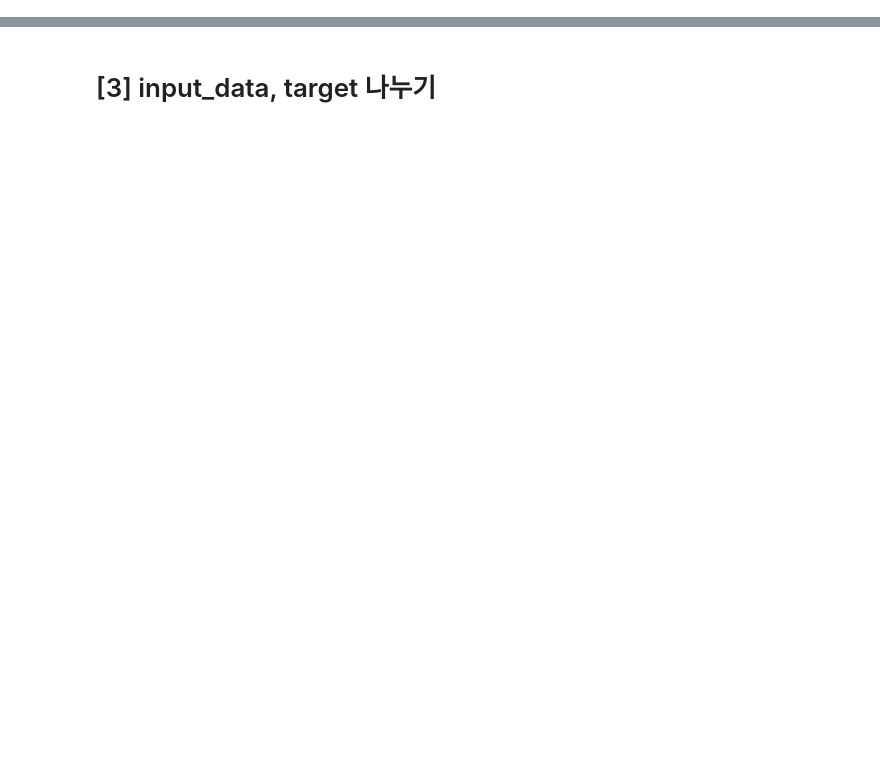
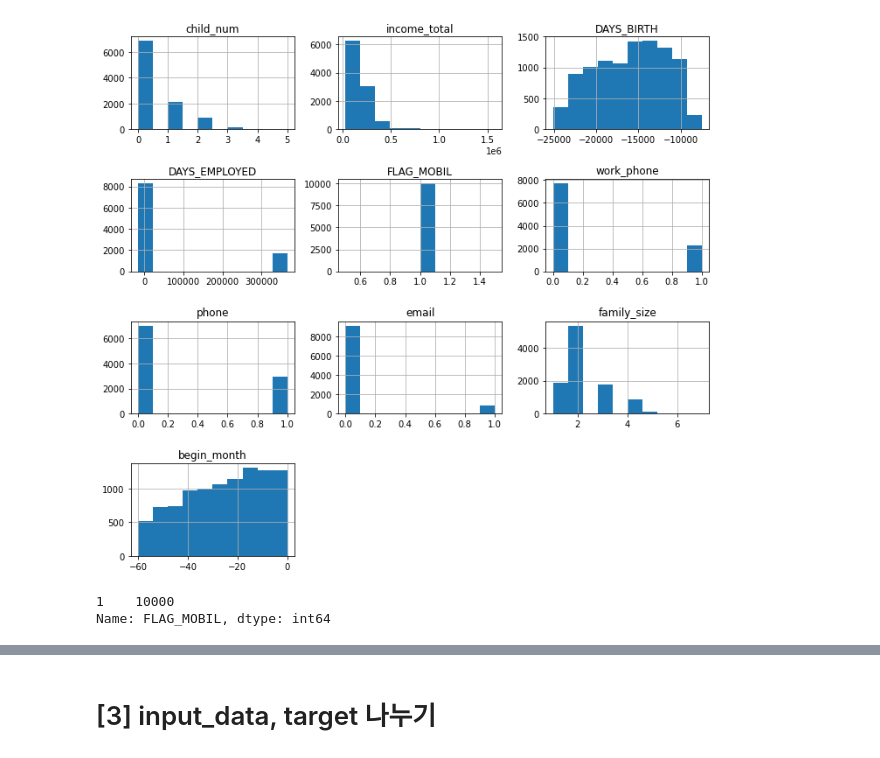
Before and after one commit to minsoo-s/KDT_Machine_Learning, a Jupyter notebook: 11th_project_ML_credit.ipynb, the cells around one changed output, grey strips where cells are left out. Drawn from its saved outputs; the diff is of its cells as text; code cells hidden in the pictures; blank space fills up the shorter version.

```diff
--- a/11th_project_ML_credit.ipynb
+++ b/11th_project_ML_credit.ipynb
@@ -155,0 +199,14 @@ Name: occyp_type, dtype: int64
+# %%
+# test
+test.hist(figsize=(10, 9))
+plt.tight_layout()
+plt.show()
+# %% [output]
+[figure, added]
+# %%
+# 'FLAG_MOBIL' 컬럼의 값 개수 확인
+train['FLAG_MOBIL'].value_counts()
+test['FLAG_MOBIL'].value_counts()
+# %% [output]
+1    10000
+Name: FLAG_MOBIL, dtype: int64
```
Also changed, not shown: parts of 103 cells of this notebook.
